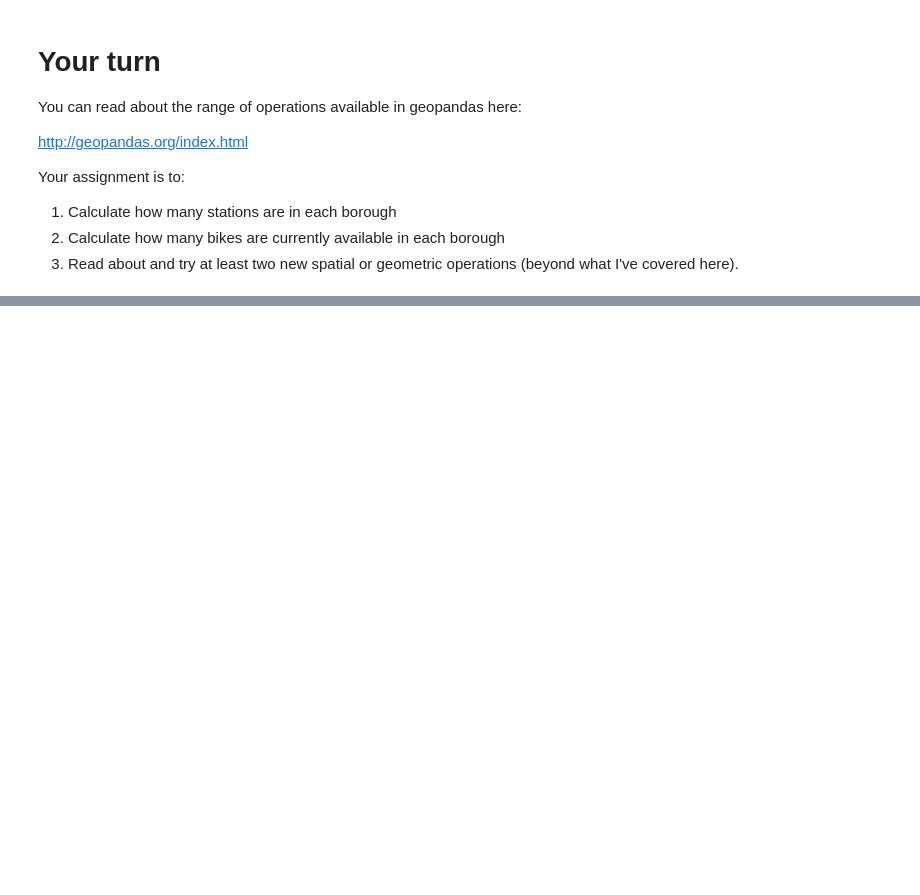
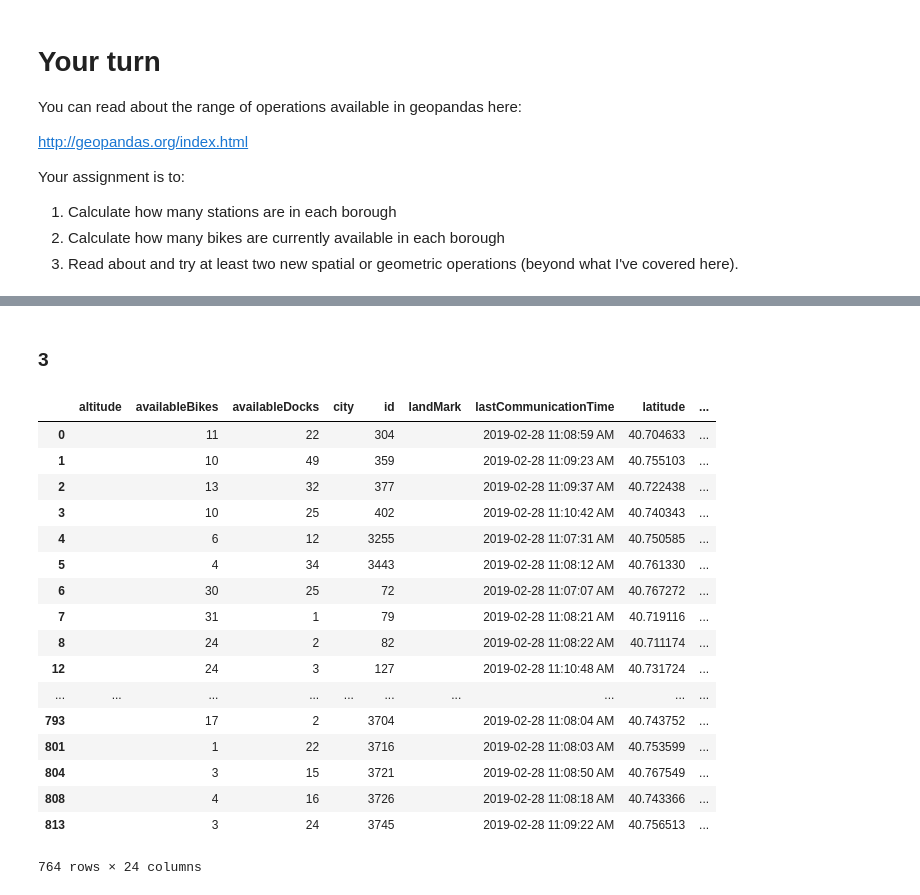
Before and after one commit to rianatanzen068/ce599, a Jupyter notebook: 10-Spatial Analysis/citibike.ipynb, the cells around one changed output, grey strips where cells are left out. Drawn from its saved outputs; the diff is of its cells as text; code cells hidden in the pictures; blank space fills up the shorter version.

```diff
--- a/10-Spatial Analysis/citibike.ipynb
+++ b/10-Spatial Analysis/citibike.ipynb
@@ -77,0 +239,24 @@ Your assignment is to:
+# %% [markdown]
+### 3
+# %%
+merged = gp.sjoin(df, boros, how="inner", op='intersects')
+merged
+# %% [output]
+|  | altitude | availableBikes | availableDocks | city | id | landMark | lastCommunicationTime | latitude | ... |
+| 0 |  | 11 | 22 |  | 304 |  | 2019-02-28 11:08:59 AM | 40.704633 | ... |
+| 1 |  | 10 | 49 |  | 359 |  | 2019-02-28 11:09:23 AM | 40.755103 | ... |
+| 2 |  | 13 | 32 |  | 377 |  | 2019-02-28 11:09:37 AM | 40.722438 | ... |
+| 3 |  | 10 | 25 |  | 402 |  | 2019-02-28 11:10:42 AM | 40.740343 | ... |
+| 4 |  | 6 | 12 |  | 3255 |  | 2019-02-28 11:07:31 AM | 40.750585 | ... |
+| 5 |  | 4 | 34 |  | 3443 |  | 2019-02-28 11:08:12 AM | 40.761330 | ... |
+| 6 |  | 30 | 25 |  | 72 |  | 2019-02-28 11:07:07 AM | 40.767272 | ... |
+| 7 |  | 31 | 1 |  | 79 |  | 2019-02-28 11:08:21 AM | 40.719116 | ... |
+| 8 |  | 24 | 2 |  | 82 |  | 2019-02-28 11:08:22 AM | 40.711174 | ... |
+| 12 |  | 24 | 3 |  | 127 |  | 2019-02-28 11:10:48 AM | 40.731724 | ... |
+| ... | ... | ... | ... | ... | ... | ... | ... | ... | ... |
+| 793 |  | 17 | 2 |  | 3704 |  | 2019-02-28 11:08:04 AM | 40.743752 | ... |
+| 801 |  | 1 | 22 |  | 3716 |  | 2019-02-28 11:08:03 AM | 40.753599 | ... |
+| 804 |  | 3 | 15 |  | 3721 |  | 2019-02-28 11:08:50 AM | 40.767549 | ... |
+| 808 |  | 4 | 16 |  | 3726 |  | 2019-02-28 11:08:18 AM | 40.743366 | ... |
+| 813 |  | 3 | 24 |  | 3745 |  | 2019-02-28 11:09:22 AM | 40.756513 | ... |
+764 rows × 24 columns
```
Also changed, not shown: parts of 29 cells of this notebook.
